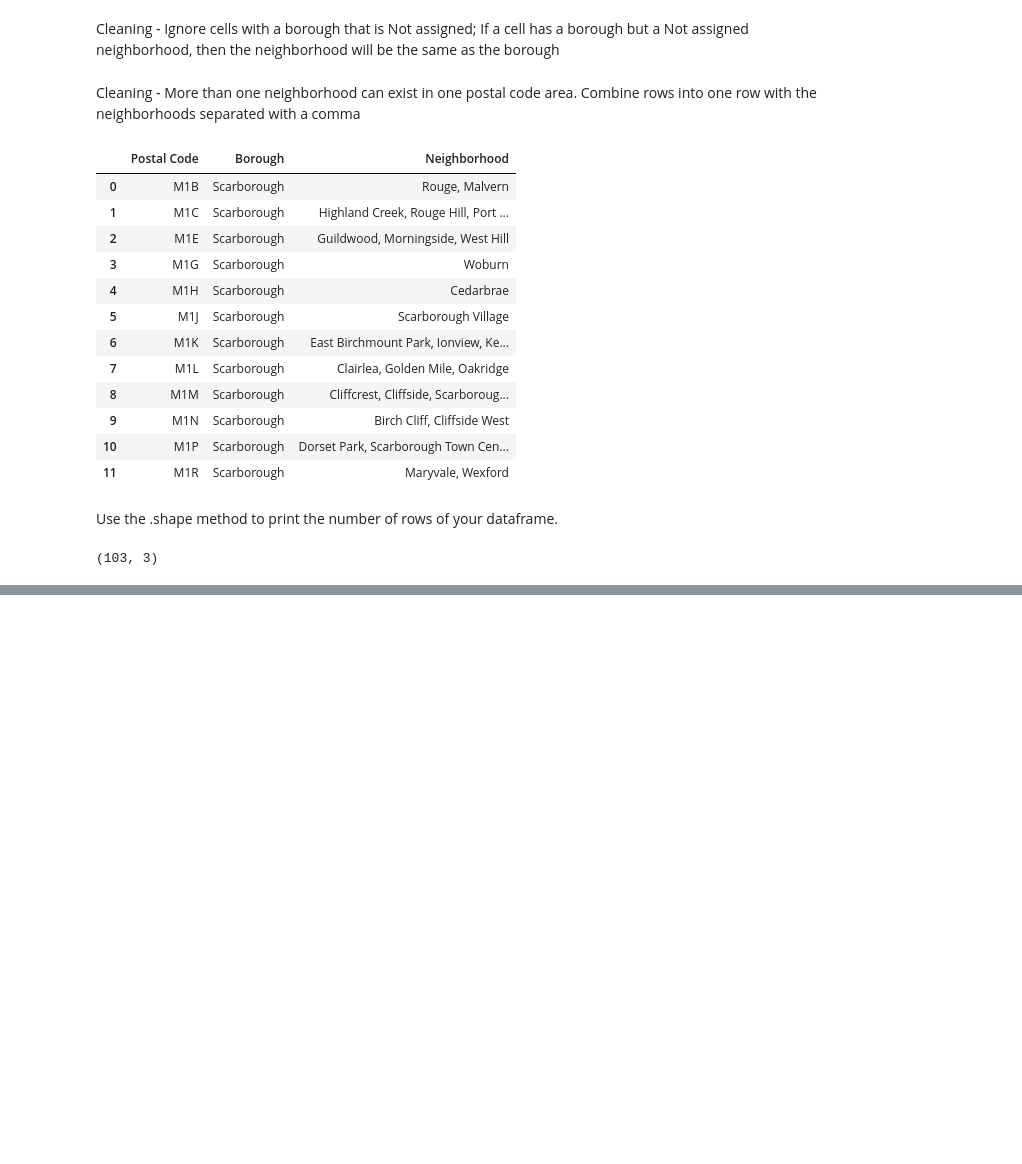
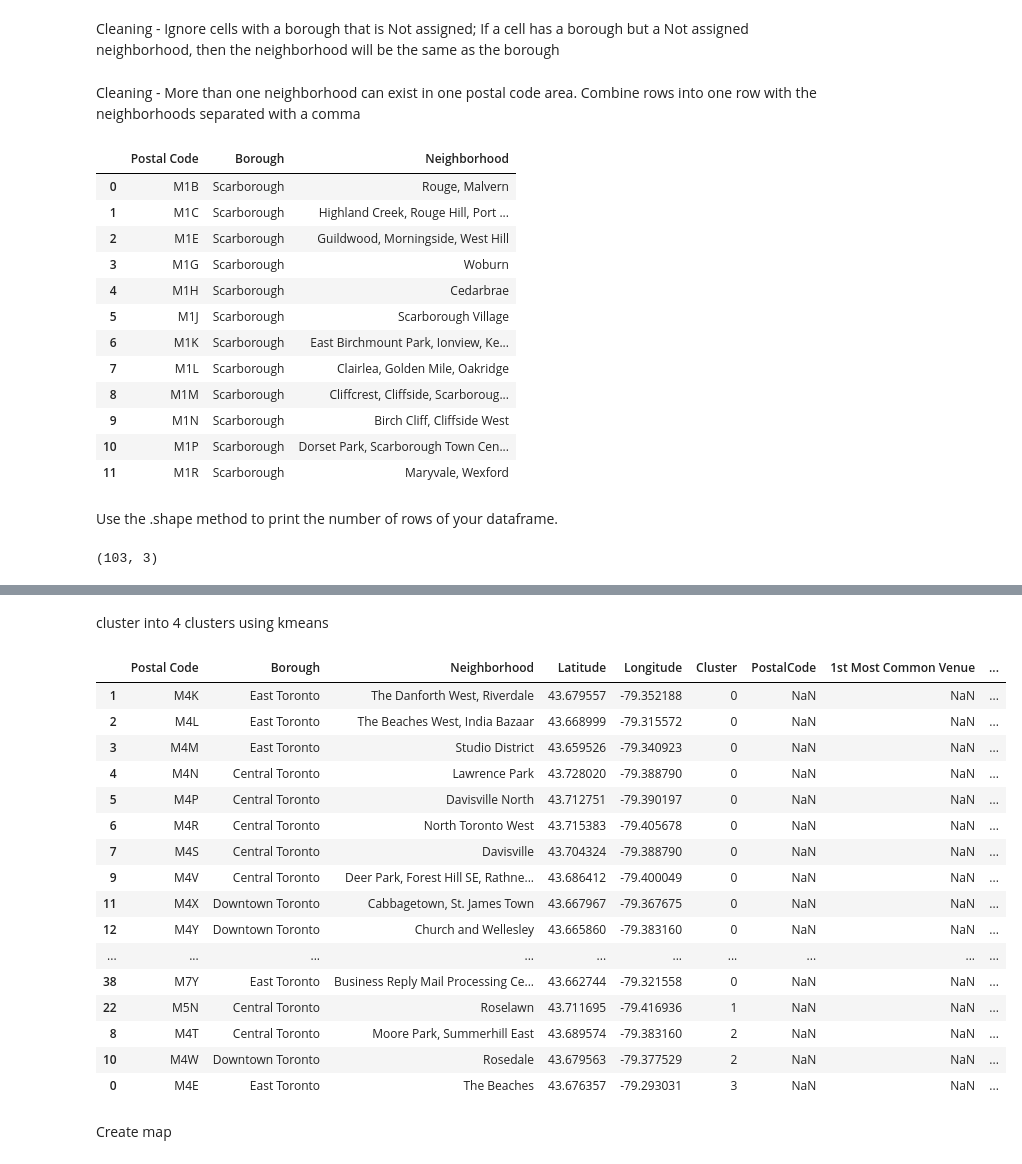
Before and after one commit to lucy-gif/Coursera_Capstone, a Jupyter notebook: Segmenting and Clustering Neighbourhoods.ipynb, the cells around one changed output, grey strips where cells are left out. Drawn from its saved outputs; the diff is of its cells as text; code cells hidden in the pictures; blank space fills up the shorter version.

Commit message:
Published from Watson Studio.

```diff
--- a/Segmenting and Clustering Neighbourhoods.ipynb
+++ b/Segmenting and Clustering Neighbourhoods.ipynb
@@ -69,0 +358,4 @@ df_codes.shape
+# %%
+toronto_central_venues_freq = toronto_central_onehot.groupby(['Postal Code', 'Borough', 'Neighborhoods']).mean().reset_index()
+print(toronto_central_venues_freq.shape)
+toronto_central_venues_freq.head()
@@ -69,0 +373,25 @@ df_codes.shape
+# %%
+indicators = ['st', 'nd', 'rd']
+
+# create columns according to number of top venues
+areaColumns = ['PostalCode', 'Borough', 'Neighborhoods']
+freqColumns = []
+for ind in np.arange(num_top_venues):
+    try:
+        freqColumns.append('{}{} Most Common Venue'.format(ind+1, indicators[ind]))
+    except:
+        freqColumns.append('{}th Most Common Venue'.format(ind+1))
+columns = areaColumns+freqColumns
+# create a new dataframe
+neighborhoods_venues_sorted = pd.DataFrame(columns=columns)
+neighborhoods_venues_sorted['Postal Code'] = toronto_central_venues_freq['Postal Code']
+neighborhoods_venues_sorted['Borough'] = toronto_central_venues_freq['Borough']
+neighborhoods_venues_sorted['Neighborhoods'] = toronto_central_venues_freq['Neighborhoods']
+
+for ind in np.arange(toronto_central_venues_freq.shape[0]):
+    row_categories = toronto_central_venues_freq.iloc[ind, :].iloc[3:]
+    row_categories_sorted = row_categories.sort_values(ascending=False)
+    neighborhoods_venues_sorted.iloc[ind, 3:] = row_categories_sorted.index.values[0:12]
+
+neighborhoods_venues_sorted.sort_values(freqColumns, inplace=True)
+neighborhoods_venues_sorted
@@ -69,0 +416,35 @@ df_codes.shape
+# %% [markdown]
+cluster into 4 clusters using kmeans
+# %%
+kclusters = 4
+
+toronto_central_venues_freq_clustering = toronto_central_venues_freq.drop(['Postal Code', 'Borough', 'Neighborhoods'], 1)
+
+kmeans = KMeans(n_clusters=kclusters, random_state=0).fit(toronto_central_venues_freq_clustering)
+
+toronto_central_clustered_df = toronto_central_df
+toronto_central_clustered_df['Cluster'] = kmeans.labels_
+
+toronto_central_clustered_df = toronto_central_clustered_df.join(neighborhoods_venues_sorted.drop(['Borough', 'Neighborhoods'], 1).set_index('Postal Code'), on='Postal Code')
+toronto_central_clustered_df.sort_values(['Cluster'] + freqColumns, inplace=True)
+toronto_central_clustered_df
+# %% [output]
+|  | Postal Code | Borough | Neighborhood | Latitude | Longitude | Cluster | PostalCode | 1st Most Common Venue | ... |
+| 1 | M4K | East Toronto | The Danforth West, Riverdale | 43.679557 | -79.352188 | 0 | NaN | NaN | ... |
+| 2 | M4L | East Toronto | The Beaches West, India Bazaar | 43.668999 | -79.315572 | 0 | NaN | NaN | ... |
+| 3 | M4M | East Toronto | Studio District | 43.659526 | -79.340923 | 0 | NaN | NaN | ... |
+| 4 | M4N | Central Toronto | Lawrence Park | 43.728020 | -79.388790 | 0 | NaN | NaN | ... |
+| 5 | M4P | Central Toronto | Davisville North | 43.712751 | -79.390197 | 0 | NaN | NaN | ... |
+| 6 | M4R | Central Toronto | North Toronto West | 43.715383 | -79.405678 | 0 | NaN | NaN | ... |
+| 7 | M4S | Central Toronto | Davisville | 43.704324 | -79.388790 | 0 | NaN | NaN | ... |
+| 9 | M4V | Central Toronto | Deer Park, Forest Hill SE, Rathne... | 43.686412 | -79.400049 | 0 | NaN | NaN | ... |
+| 11 | M4X | Downtown Toronto | Cabbagetown, St. James Town | 43.667967 | -79.367675 | 0 | NaN | NaN | ... |
+| 12 | M4Y | Downtown Toronto | Church and Wellesley | 43.665860 | -79.383160 | 0 | NaN | NaN | ... |
+| ... | ... | ... | ... | ... | ... | ... | ... | ... | ... |
+| 38 | M7Y | East Toronto | Business Reply Mail Processing Ce... | 43.662744 | -79.321558 | 0 | NaN | NaN | ... |
+| 22 | M5N | Central Toronto | Roselawn | 43.711695 | -79.416936 | 1 | NaN | NaN | ... |
+| 8 | M4T | Central Toronto | Moore Park, Summerhill East | 43.689574 | -79.383160 | 2 | NaN | NaN | ... |
+| 10 | M4W | Downtown Toronto | Rosedale | 43.679563 | -79.377529 | 2 | NaN | NaN | ... |
+| 0 | M4E | East Toronto | The Beaches | 43.676357 | -79.293031 | 3 | NaN | NaN | ... |
+# %% [markdown]
+Create map
```
Also changed, not shown: parts of 27 cells of this notebook.
